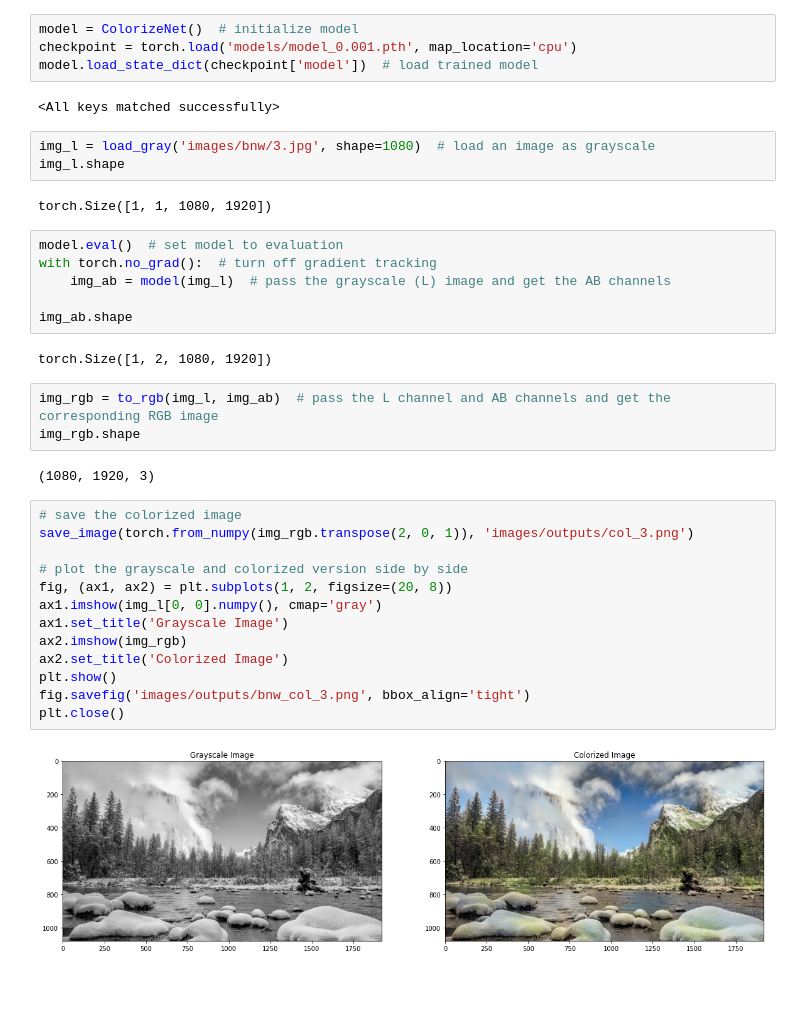
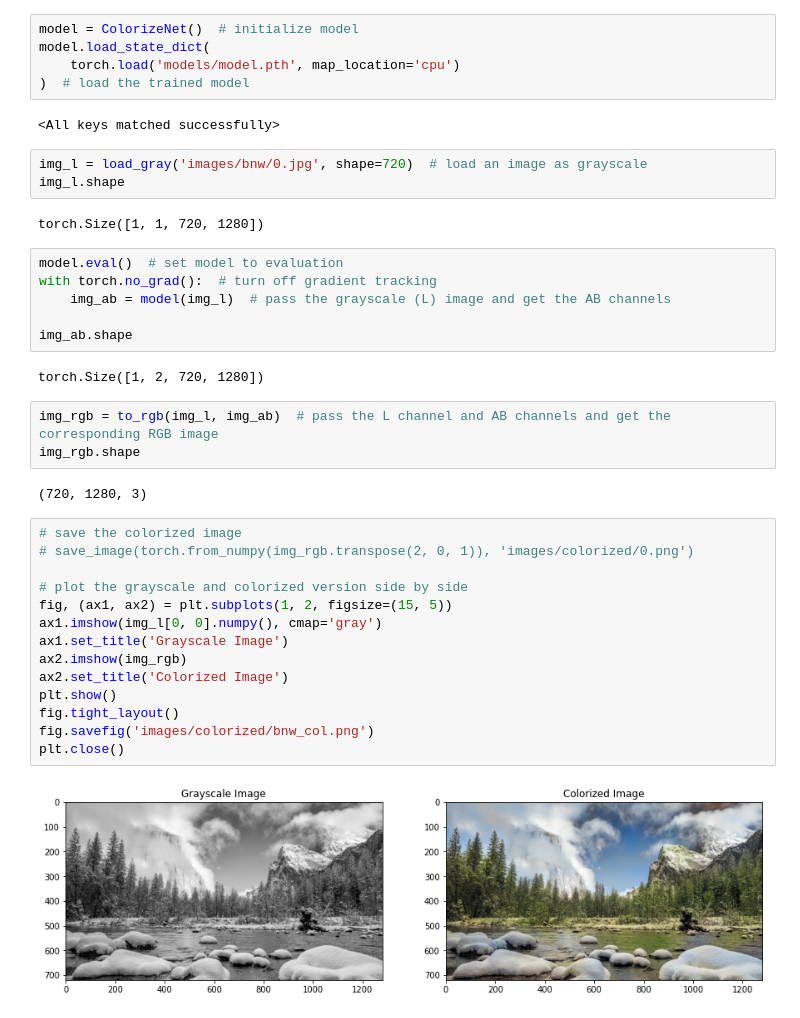
Before and after one commit to priyavrat-misra/image-colorizer, a Jupyter notebook: inference.ipynb, the cells around one changed output. Drawn from its saved outputs; the diff is of its cells as text; blank space fills up the shorter version.

```diff
--- a/inference.ipynb
+++ b/inference.ipynb
@@ -7,15 +7,16 @@ from utils import load_gray, to_rgb
 from network import ColorizeNet
 # %%
 model = ColorizeNet()  # initialize model
-checkpoint = torch.load('models/model_0.001.pth', map_location='cpu')
-model.load_state_dict(checkpoint['model'])  # load trained model
+model.load_state_dict(
+    torch.load('models/model.pth', map_location='cpu')
+)  # load the trained model
 # %% [output]
 <All keys matched successfully>
 # %%
-img_l = load_gray('images/bnw/3.jpg', shape=1080)  # load an image as grayscale
+img_l = load_gray('images/bnw/0.jpg', shape=720)  # load an image as grayscale
 img_l.shape
 # %% [output]
-torch.Size([1, 1, 1080, 1920])
+torch.Size([1, 1, 720, 1280])
 # %%
 model.eval()  # set model to evaluation
 with torch.no_grad():  # turn off gradient tracking
@@ -23,24 +24,25 @@ with torch.no_grad():  # turn off gradient tracking
 
 img_ab.shape
 # %% [output]
-torch.Size([1, 2, 1080, 1920])
+torch.Size([1, 2, 720, 1280])
 # %%
 img_rgb = to_rgb(img_l, img_ab)  # pass the L channel and AB channels and get the corresponding RGB image
 img_rgb.shape
 # %% [output]
-(1080, 1920, 3)
+(720, 1280, 3)
 # %%
 # save the colorized image
-save_image(torch.from_numpy(img_rgb.transpose(2, 0, 1)), 'images/outputs/col_3.png')
+# save_image(torch.from_numpy(img_rgb.transpose(2, 0, 1)), 'images/colorized/0.png')
 
 # plot the grayscale and colorized version side by side
-fig, (ax1, ax2) = plt.subplots(1, 2, figsize=(20, 8))
+fig, (ax1, ax2) = plt.subplots(1, 2, figsize=(15, 5))
 ax1.imshow(img_l[0, 0].numpy(), cmap='gray')
 ax1.set_title('Grayscale Image')
 ax2.imshow(img_rgb)
 ax2.set_title('Colorized Image')
 plt.show()
-fig.savefig('images/outputs/bnw_col_3.png', bbox_align='tight')
+fig.tight_layout()
+fig.savefig('images/colorized/bnw_col.png')
 plt.close()
 # %% [output]
-[figure, old version]
+[figure, new version]
```
Also changed, not shown: 42 other files.
